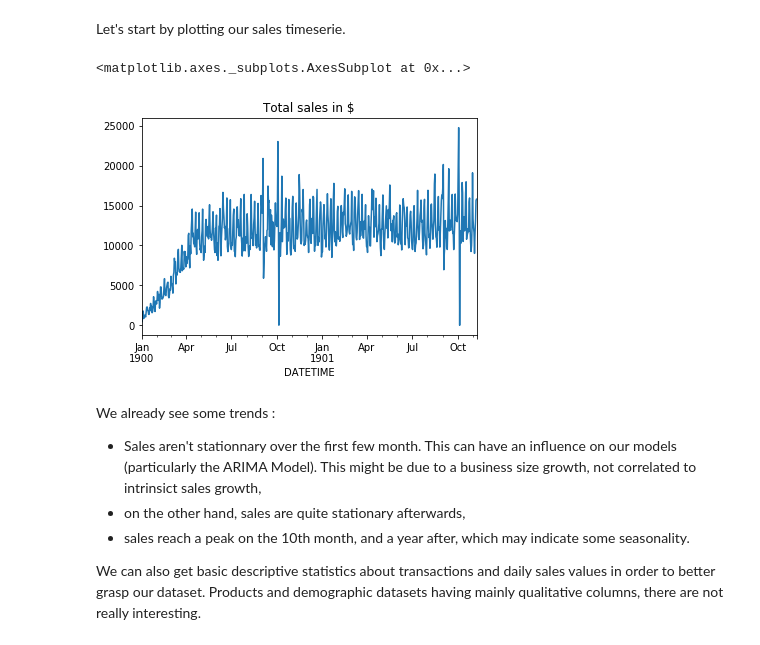
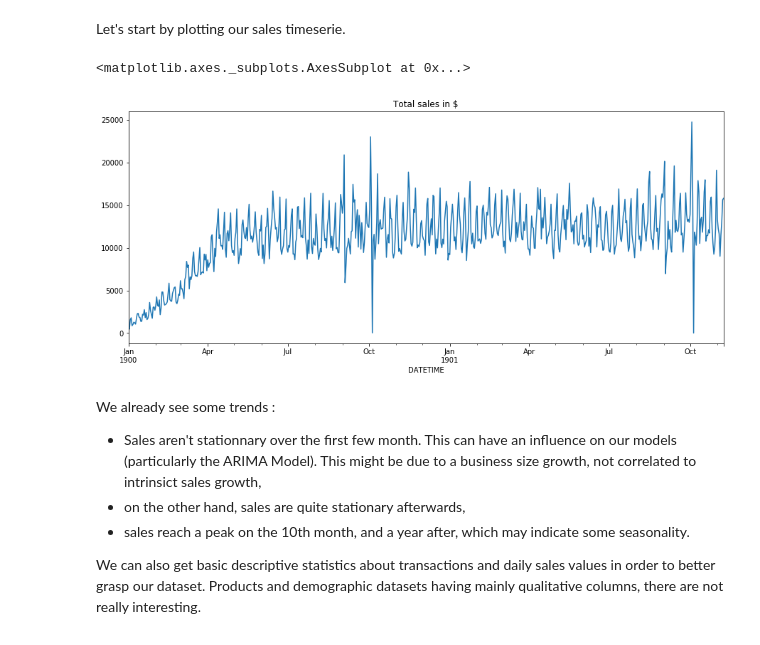
Before and after one commit to LouisAuneau/MISC-sales-forecasting, a Jupyter notebook: Report.ipynb, the cells around one changed output. Saved outputs shown, nothing was run; the diff lists cells and outputs as text; code cells hidden in the pictures.

```diff
--- a/Report.ipynb
+++ b/Report.ipynb
@@ -123,8 +126,8 @@ The datetime we generated allows us to create a timeserie (as a *Pandas Serie*).
 # %%
-sales_ts = transactions.set_index('DATETIME').groupby(pd.Grouper(freq='D'))['SALES_VALUE'].sum()
+daily_sales_ts = transactions.set_index('DATETIME').groupby(pd.Grouper(freq='D'))['SALES_VALUE'].sum()
 
-display(sales_ts.head())
-transactions.shape[0]/sales_ts.count()
+display(daily_sales_ts.head())
+print(transactions.shape[0]/daily_sales_ts.count())
 # %% [output]
 DATETIME
 1900-01-01     549.31
@@ -143,10 +146,10 @@ We can see that we divided our timeserie size by 3625.
 # %% [markdown]
 Let's start by plotting our sales timeserie.
 # %%
-sales_ts.plot(title="Total sales in $")
+daily_sales_ts.plot(title="Total sales in $", figsize=(15, 6))
 # %% [output]
 <matplotlib.axes._subplots.AxesSubplot at 0x...>
-[figure, old version]
+[figure, new version]
 # %% [markdown]
 We already see some trends :
 - Sales aren't stationnary over the first few month. This can have an influence on our models (particularly the ARIMA Model). This might be due to a business size growth, not correlated to intrinsict sales growth,
```
Also changed, not shown: parts of 28 cells of this notebook.
